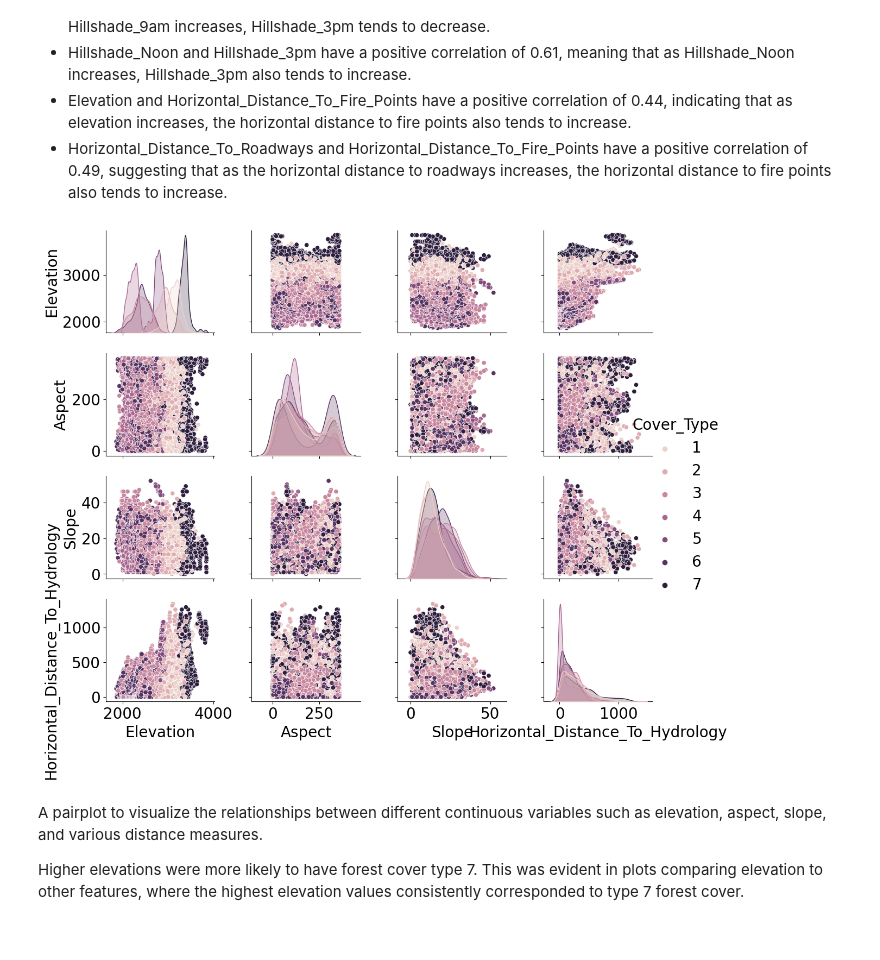
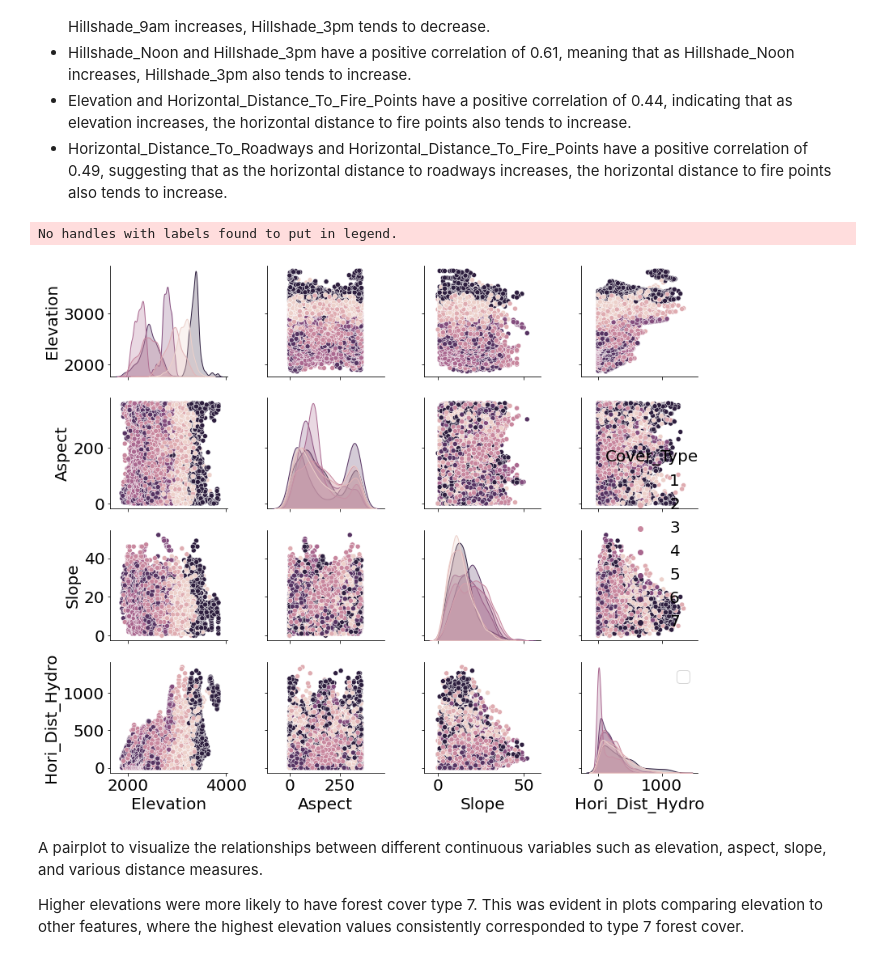
Before and after one commit to Nayaeun/Forest-Cover-Type-Prediction, a Jupyter notebook: final project_updated _1.ipynb, the cells around one changed output. Cells and saved outputs as stored; diff of their text form; code cells hidden in the pictures.

```diff
--- a/final project_updated _1.ipynb
+++ b/final project_updated _1.ipynb
@@ -148,11 +146,15 @@ The correlation heatmap reveals several notable relationships between the featur
 # %%
 # Visualize relationships between selected features using a pairplot
 subset_features = ['Elevation', 'Aspect', 'Slope', 'Horizontal_Distance_To_Hydrology', 'Cover_Type']
-sns.pairplot(df_train[subset_features], hue='Cover_Type')
+df_subset = df_train[subset_features]
+df_subset.columns = ['Elevation', 'Aspect', 'Slope', 'Hori_Dist_Hydro', 'Cover_Type']
+sns.pairplot(df_subset, hue='Cover_Type')
 plt.tight_layout()
+plt.legend()
 plt.show()
 # %% [output]
+No handles with labels found to put in legend.
-[figure, old version]
+[figure, new version]
 # %% [markdown]
 A pairplot to visualize the relationships between different continuous variables such as elevation, aspect, slope, and various distance measures.
 
```
Also changed, not shown: parts of 8 cells of this notebook.
